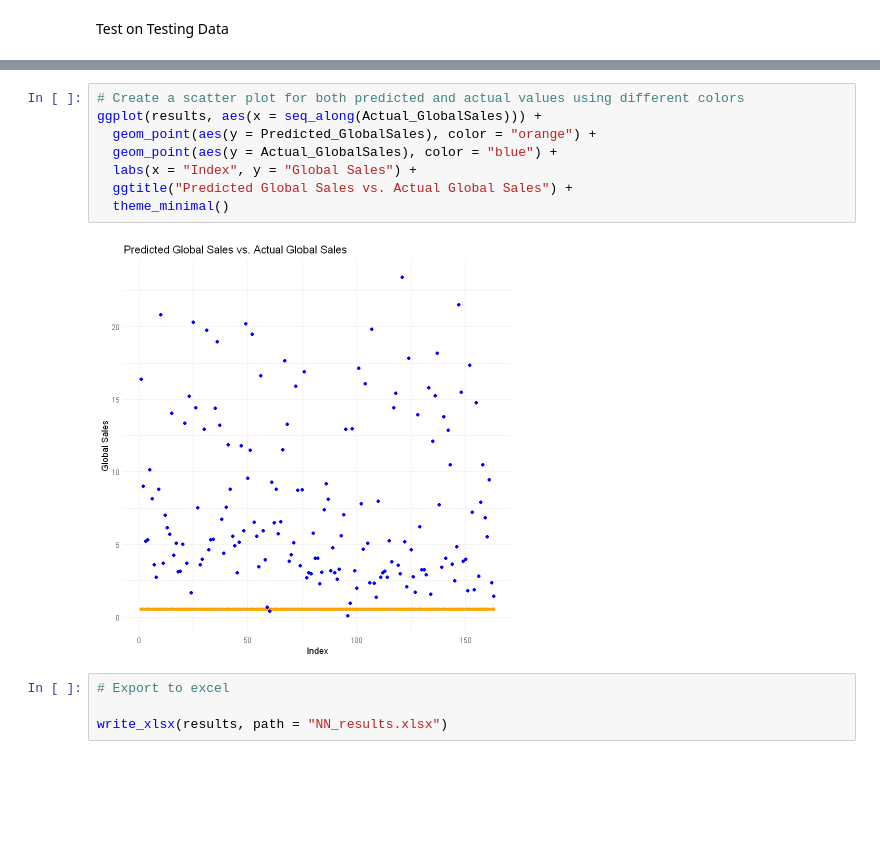
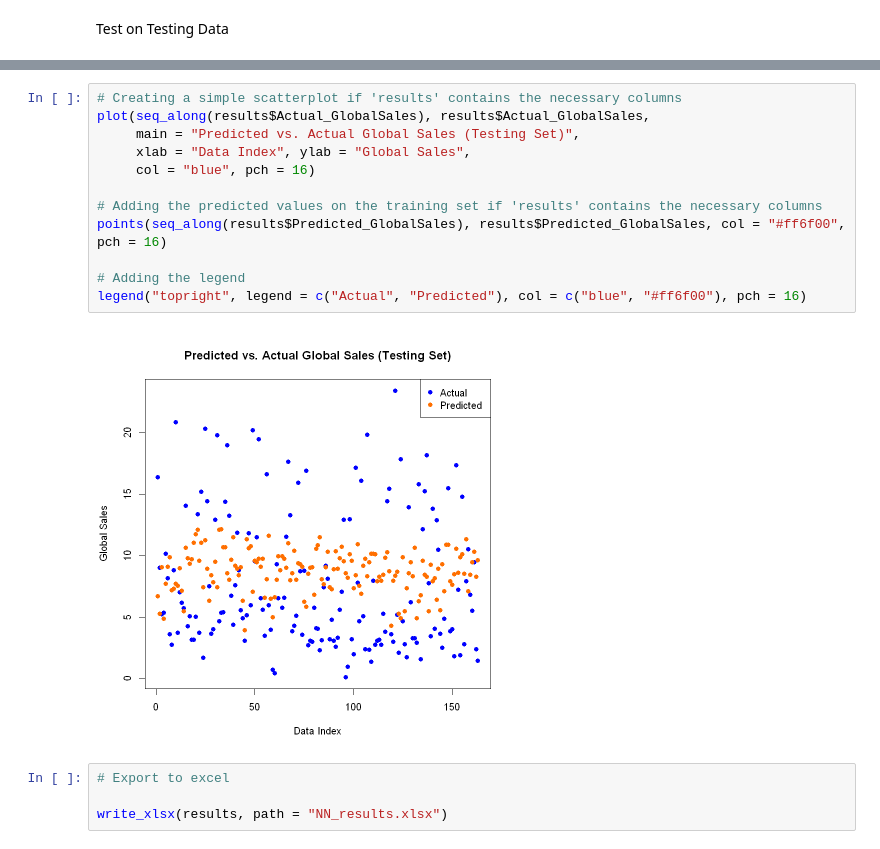
Before and after one commit to wd686/EBAC, a Jupyter notebook: dataProcessing/revenuePredictor_dataset2.ipynb, the cells around one changed output, grey strips where cells are left out. Cells and saved outputs as stored; diff of their text form; blank space fills up the shorter version.

```diff
--- a/dataProcessing/revenuePredictor_dataset2.ipynb
+++ b/dataProcessing/revenuePredictor_dataset2.ipynb
@@ -1607,13 +1621,17 @@ Mean Absolute Percentage Error: 90.40518 %
-# %%
-# Create a scatter plot for both predicted and actual values using different colors
-ggplot(results, aes(x = seq_along(Actual_GlobalSales))) +
-  geom_point(aes(y = Predicted_GlobalSales), color = "orange") +
-  geom_point(aes(y = Actual_GlobalSales), color = "blue") +
-  labs(x = "Index", y = "Global Sales") +
-  ggtitle("Predicted Global Sales vs. Actual Global Sales") +
-  theme_minimal()
-# %% [output]
-[figure, removed]
+# %%
+# Creating a simple scatterplot if 'results' contains the necessary columns
+plot(seq_along(results$Actual_GlobalSales), results$Actual_GlobalSales,
+     main = "Predicted vs. Actual Global Sales (Testing Set)",
+     xlab = "Data Index", ylab = "Global Sales",
+     col = "blue", pch = 16)
+
+# Adding the predicted values on the training set if 'results' contains the necessary columns
+points(seq_along(results$Predicted_GlobalSales), results$Predicted_GlobalSales, col = "#ff6f00", pch = 16)
+
+# Adding the legend
+legend("topright", legend = c("Actual", "Predicted"), col = c("blue", "#ff6f00"), pch = 16)
+# %% [output]
+[figure, added]
 # %%
 # Export to excel
 
```
Also changed, not shown: parts of 28 cells of this notebook, 4 other files.
